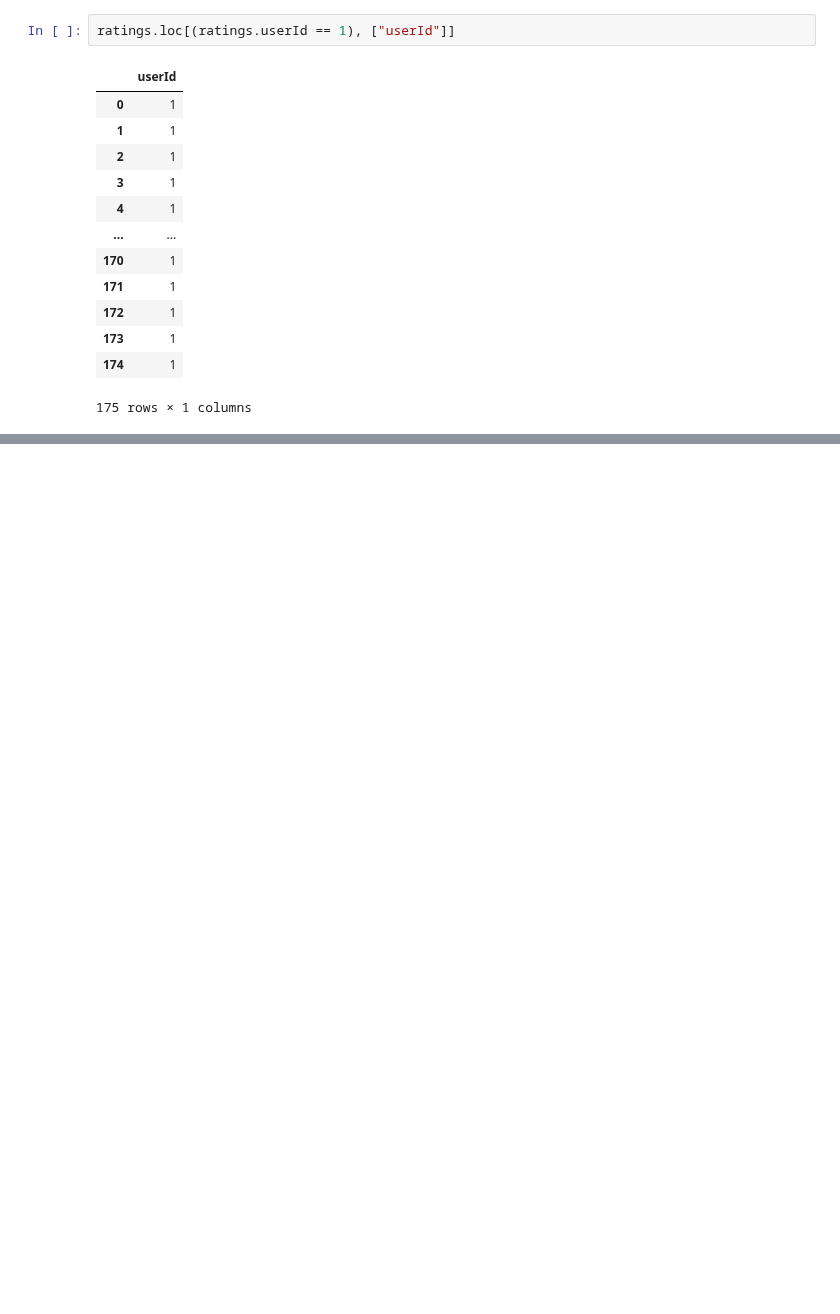
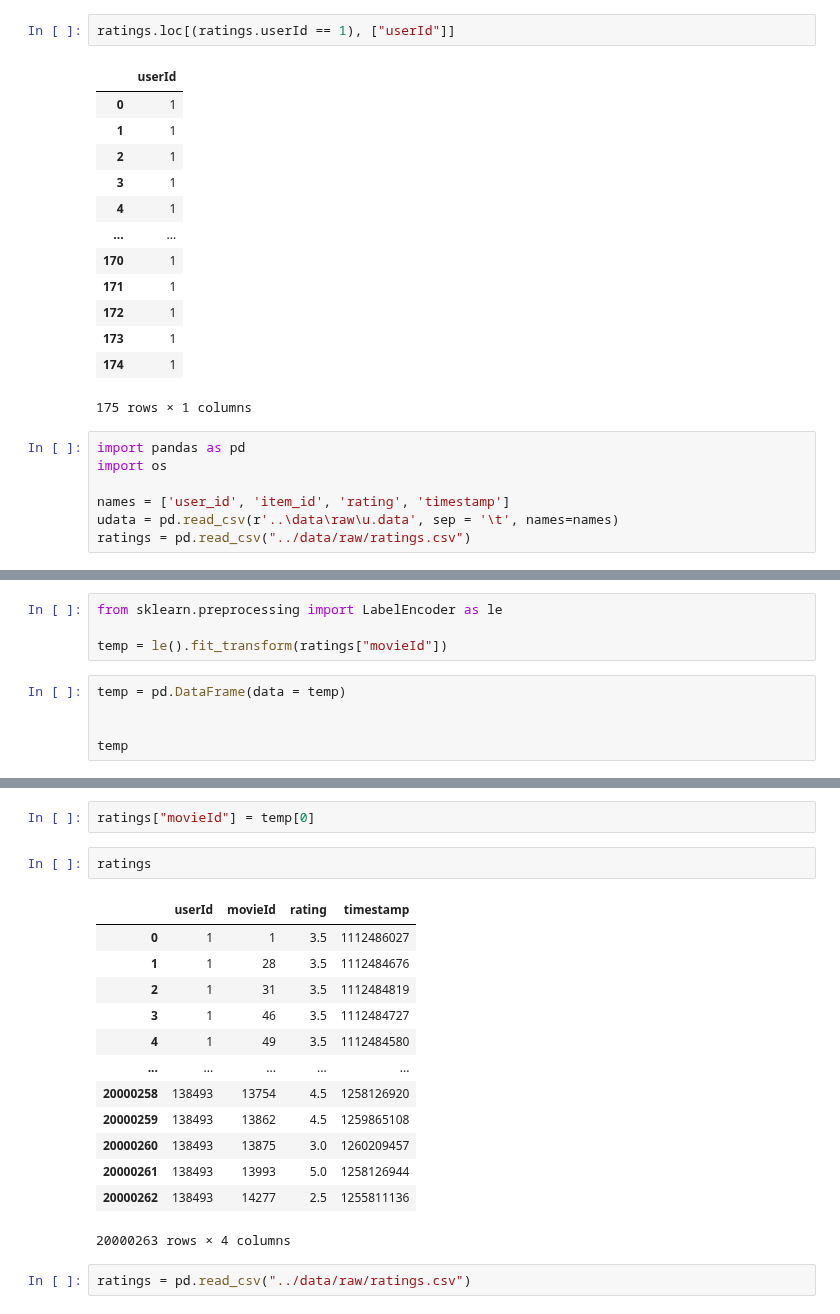
Before and after one commit to DataScientest-Studio/Template_MLOps_movie_recommandation, a Jupyter notebook: notebooks/1.0-vw-CF-preprocessing.ipynb, the cells around one changed output, grey strips where cells are left out. Drawn from its saved outputs; the diff is of its cells as text; blank space fills up the shorter version.

```diff
--- a/notebooks/1.0-vw-CF-preprocessing.ipynb
+++ b/notebooks/1.0-vw-CF-preprocessing.ipynb
@@ -353,3 +357,10 @@ ratings.loc[(ratings.userId == 1), ["userId"]]
 | 173 | 1 |
 | 174 | 1 |
 175 rows × 1 columns
+# %%
+import pandas as pd
+import os
+
+names = ['user_id', 'item_id', 'rating', 'timestamp']
+udata = pd.read_csv(r'..\data\raw\u.data', sep = '\t', names=names)
+ratings = pd.read_csv("../data/raw/ratings.csv")
@@ -355,0 +606,9 @@ ratings.loc[(ratings.userId == 1), ["userId"]]
+# %%
+from sklearn.preprocessing import LabelEncoder as le
+
+temp = le().fit_transform(ratings["movieId"])
+# %%
+temp = pd.DataFrame(data = temp)
+
+
+temp
@@ -355,0 +629,20 @@ ratings.loc[(ratings.userId == 1), ["userId"]]
+# %%
+ratings["movieId"] = temp[0]
+# %%
+ratings
+# %% [output]
+|  | userId | movieId | rating | timestamp |
+| 0 | 1 | 1 | 3.5 | 1112486027 |
+| 1 | 1 | 28 | 3.5 | 1112484676 |
+| 2 | 1 | 31 | 3.5 | 1112484819 |
+| 3 | 1 | 46 | 3.5 | 1112484727 |
+| 4 | 1 | 49 | 3.5 | 1112484580 |
+| ... | ... | ... | ... | ... |
+| 20000258 | 138493 | 13754 | 4.5 | 1258126920 |
+| 20000259 | 138493 | 13862 | 4.5 | 1259865108 |
+| 20000260 | 138493 | 13875 | 3.0 | 1260209457 |
+| 20000261 | 138493 | 13993 | 5.0 | 1258126944 |
+| 20000262 | 138493 | 14277 | 2.5 | 1255811136 |
+20000263 rows × 4 columns
+# %%
+ratings = pd.read_csv("../data/raw/ratings.csv")
```
Also changed, not shown: parts of 26 cells of this notebook, 9 other files.
